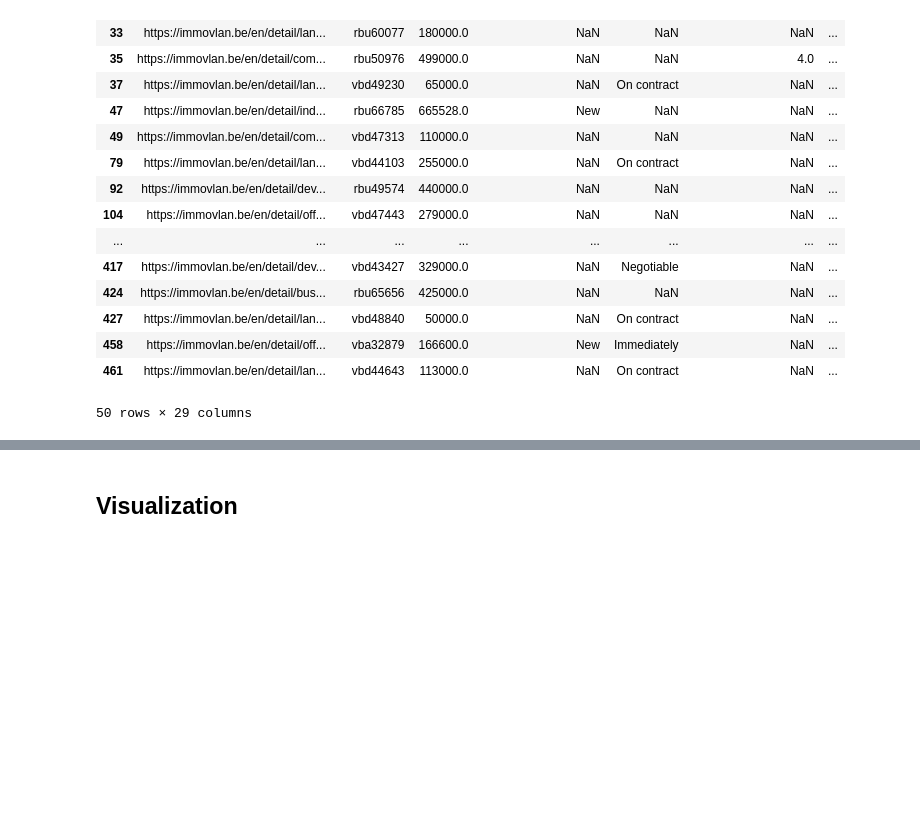
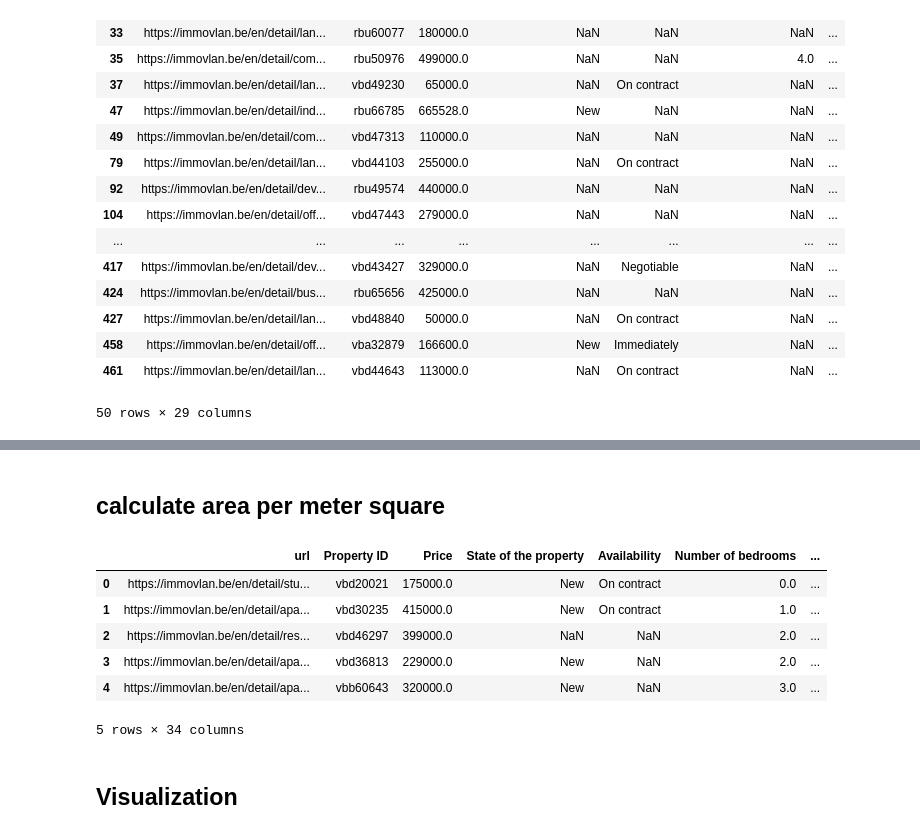
Before and after one commit to briguszmigusz/immo-eliza-data-analysis, a Jupyter notebook: analysis/astha/data_cleaning.ipynb, the cells around one changed output, grey strips where cells are left out. Drawn from its saved outputs; the diff is of its cells as text; code cells hidden in the pictures; blank space fills up the shorter version.

```diff
--- a/analysis/astha/data_cleaning.ipynb
+++ b/analysis/astha/data_cleaning.ipynb
@@ -429,0 +392,29 @@ dtype: object
+# %%
+def postcode_to_region(pc):
+    if pd.isna(pc):
+        return "Unknown"
+    pc = int(pc)
+
+    # Brussels
+    if 1000 <= pc <= 1299:
+        return "Brussels"
+
+    # Wallonia
+    if 1300 <= pc <= 1499:
+        return "Wallonia"
+    if 4000 <= pc <= 7999:
+        return "Wallonia"
+
+    # Flanders
+    if 1500 <= pc <= 3999:
+        return "Flanders"
+    if 8000 <= pc <= 9999:
+        return "Flanders"
+
+    return "Unknown"
+
+df["Region"] = df["postal_code"].apply(postcode_to_region)
+
+# Test
+print("Region distribution:")
+print(df["Region"].value_counts(dropna=False))
@@ -430,3 +507,18 @@ dtype: object
+# %% [markdown]
+## calculate area per meter square
+# %%
+df["price_per_sqm"] = df["Price"] / df["Livable surface"]
+df['Price_per_sqm_land'] = df['Price'] / df['Total land surface']
+
+df.head()
+# %% [output]
+|  | url | Property ID | Price | State of the property | Availability | Number of bedrooms | ... |
+| 0 | https://immovlan.be/en/detail/stu... | vbd20021 | 175000.0 | New | On contract | 0.0 | ... |
+| 1 | https://immovlan.be/en/detail/apa... | vbd30235 | 415000.0 | New | On contract | 1.0 | ... |
+| 2 | https://immovlan.be/en/detail/res... | vbd46297 | 399000.0 | NaN | NaN | 2.0 | ... |
+| 3 | https://immovlan.be/en/detail/apa... | vbd36813 | 229000.0 | New | NaN | 2.0 | ... |
+| 4 | https://immovlan.be/en/detail/apa... | vbb60643 | 320000.0 | New | NaN | 3.0 | ... |
+5 rows × 34 columns
 # %% [markdown]
 ## Visualization
 # %%
```
Also changed, not shown: parts of 19 cells of this notebook, 1 other file.
